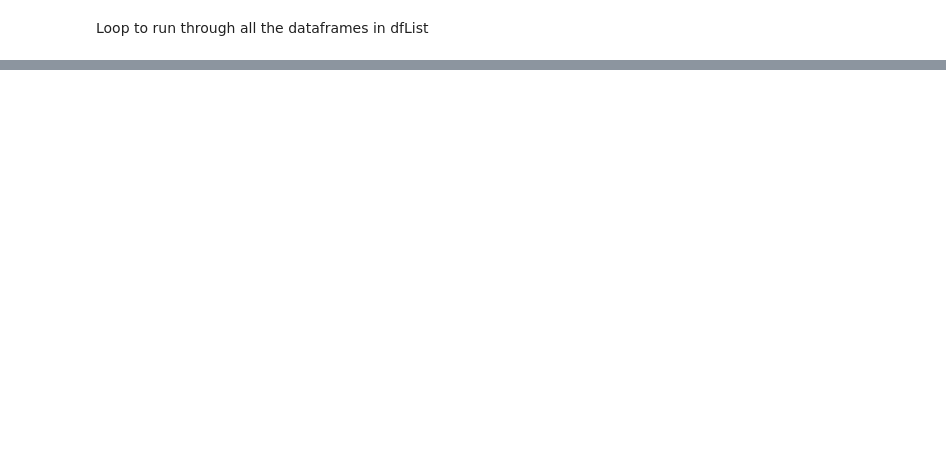
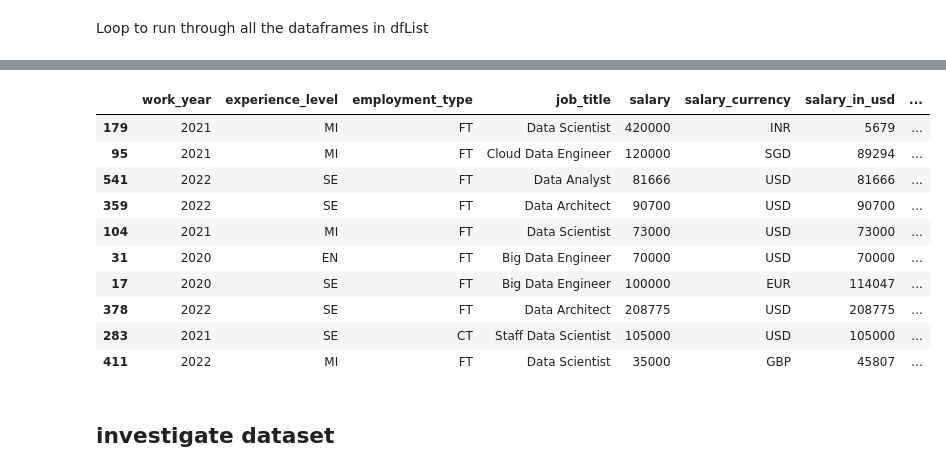
Before and after one commit to CoenBeemer/AI, a Jupyter notebook: src/overlordAI.ipynb, the cells around one changed output, grey strips where cells are left out. Drawn from its saved outputs; the diff is of its cells as text; code cells hidden in the pictures; blank space fills up the shorter version.

```diff
--- a/src/overlordAI.ipynb
+++ b/src/overlordAI.ipynb
@@ -68,0 +83,16 @@ AAAAAAAAAAAAAAAAAAAAAAAAAAAAAAAAAAAAAAAAAAAAA
+# %%
+df.sample(10)
+# %% [output]
+|  | work_year | experience_level | employment_type | job_title | salary | salary_currency | salary_in_usd | ... |
+| 179 | 2021 | MI | FT | Data Scientist | 420000 | INR | 5679 | ... |
+| 95 | 2021 | MI | FT | Cloud Data Engineer | 120000 | SGD | 89294 | ... |
+| 541 | 2022 | SE | FT | Data Analyst | 81666 | USD | 81666 | ... |
+| 359 | 2022 | SE | FT | Data Architect | 90700 | USD | 90700 | ... |
+| 104 | 2021 | MI | FT | Data Scientist | 73000 | USD | 73000 | ... |
+| 31 | 2020 | EN | FT | Big Data Engineer | 70000 | USD | 70000 | ... |
+| 17 | 2020 | SE | FT | Big Data Engineer | 100000 | EUR | 114047 | ... |
+| 378 | 2022 | SE | FT | Data Architect | 208775 | USD | 208775 | ... |
+| 283 | 2021 | SE | CT | Staff Data Scientist | 105000 | USD | 105000 | ... |
+| 411 | 2022 | MI | FT | Data Scientist | 35000 | GBP | 45807 | ... |
+# %% [markdown]
+## investigate dataset
```
Also changed, not shown: parts of 30 cells of this notebook.
